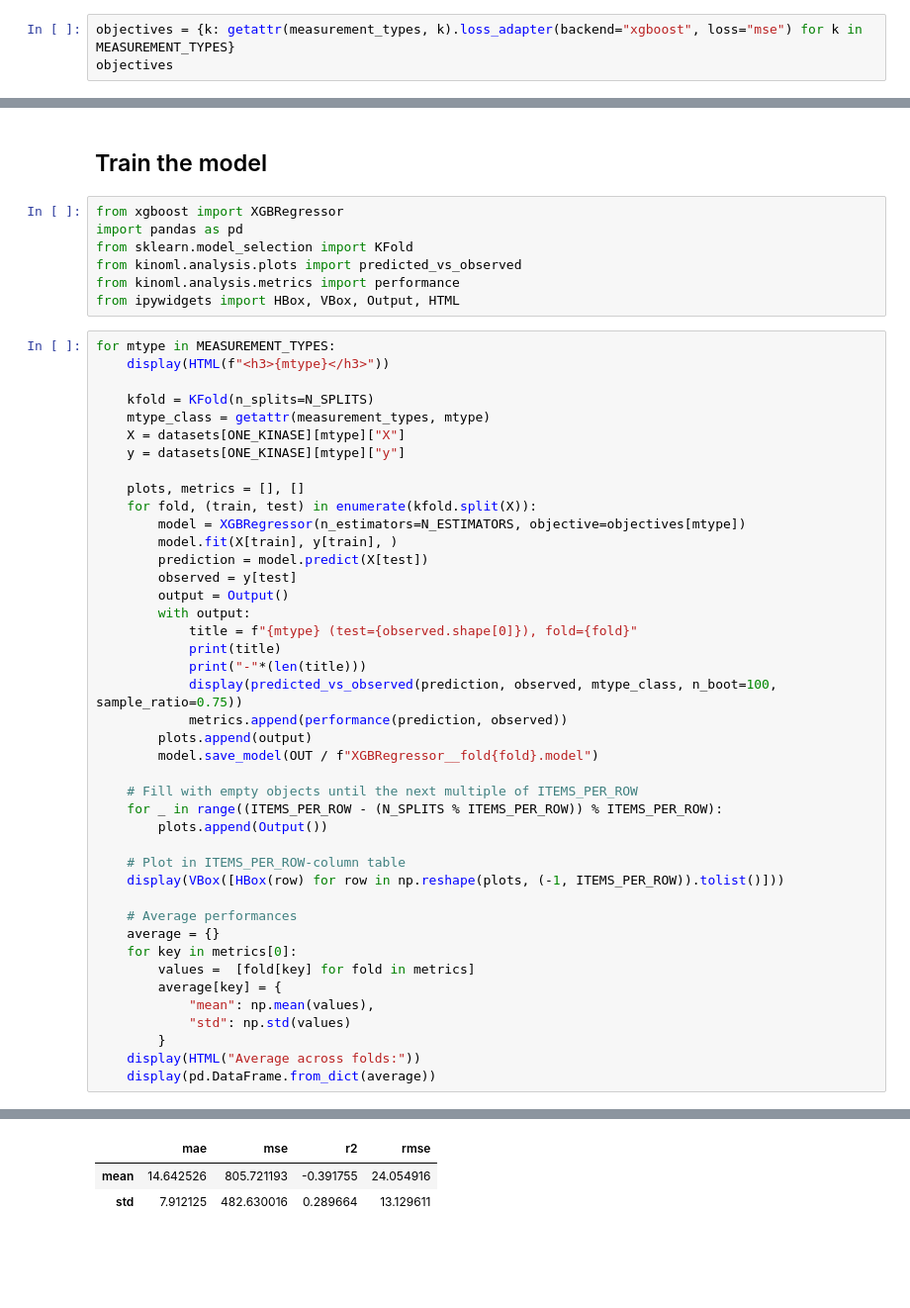
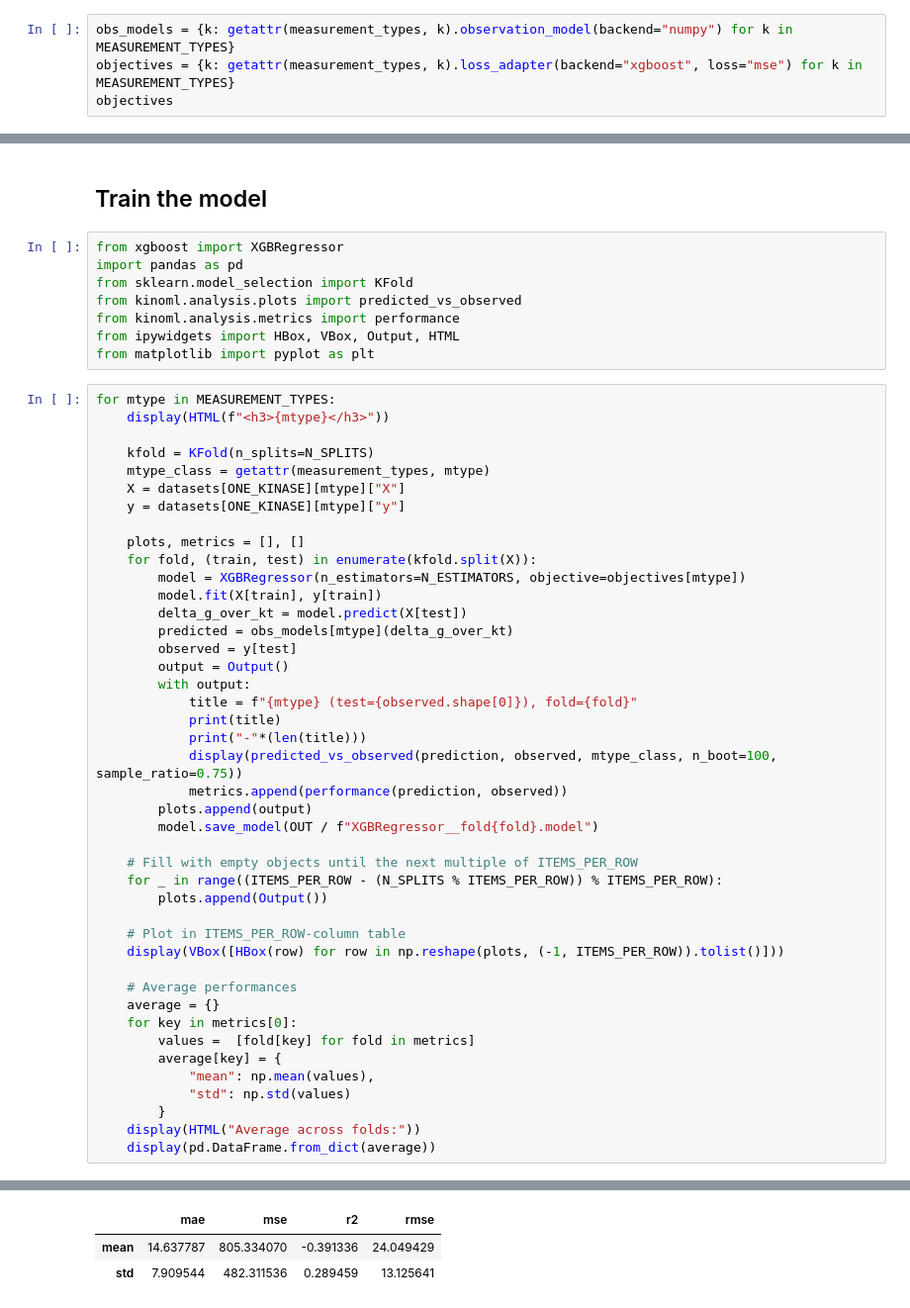
Before and after one commit to openkinome/experiments-binding-affinity, a Jupyter notebook: ligand-based/MorganFingerprint/XGB/train+test.ipynb, the cells around one changed output, grey strips where cells are left out. Shown at 99% size. Saved outputs shown, nothing was run; the diff lists cells and outputs as text; blank space fills up the shorter version.

```diff
--- a/ligand-based/MorganFingerprint/XGB/train+test.ipynb
+++ b/ligand-based/MorganFingerprint/XGB/train+test.ipynb
@@ -53,6 +53,7 @@ for npz in HERE.glob(f"../_output/{DATASET}__*.npz"):
     _, kinase, measurement_type = str(npz.stem).split("__")
     datasets[kinase][measurement_type] = ds = np.load(npz)
 # %%
+obs_models = {k: getattr(measurement_types, k).observation_model(backend="numpy") for k in MEASUREMENT_TYPES}
 objectives = {k: getattr(measurement_types, k).loss_adapter(backend="xgboost", loss="mse") for k in MEASUREMENT_TYPES}
 objectives
 # %% [output]
@@ -68,6 +69,7 @@ from sklearn.model_selection import KFold
 from kinoml.analysis.plots import predicted_vs_observed
 from kinoml.analysis.metrics import performance
 from ipywidgets import HBox, VBox, Output, HTML
+from matplotlib import pyplot as plt
 # %%
 for mtype in MEASUREMENT_TYPES:
     display(HTML(f"<h3>{mtype}</h3>"))
@@ -80,43 +82,44 @@ for mtype in MEASUREMENT_TYPES:
     plots, metrics = [], []
     for fold, (train, test) in enumerate(kfold.split(X)):
         model = XGBRegressor(n_estimators=N_ESTIMATORS, objective=objectives[mtype])
-        model.fit(X[train], y[train], )
-        prediction = model.predict(X[test])
+        model.fit(X[train], y[train])
+        delta_g_over_kt = model.predict(X[test])
+        predicted = obs_models[mtype](delta_g_over_kt)
         observed = y[test]
         output = Output()
         with output:
             title = f"{mtype} (test={observed.shape[0]}), fold={fold}"
             print(title)
             print("-"*(len(title)))
             display(predicted_vs_observed(prediction, observed, mtype_class, n_boot=100, sample_ratio=0.75))
             metrics.append(performance(prediction, observed))
         plots.append(output)
         model.save_model(OUT / f"XGBRegressor__fold{fold}.model")
 
     # Fill with empty objects until the next multiple of ITEMS_PER_ROW
     for _ in range((ITEMS_PER_ROW - (N_SPLITS % ITEMS_PER_ROW)) % ITEMS_PER_ROW):
         plots.append(Output())
 
     # Plot in ITEMS_PER_ROW-column table
     display(VBox([HBox(row) for row in np.reshape(plots, (-1, ITEMS_PER_ROW)).tolist()]))
 
     # Average performances
     average = {}
     for key in metrics[0]:
         values =  [fold[key] for fold in metrics]
         average[key] = {
             "mean": np.mean(values),
             "std": np.std(values)
         }
     display(HTML("Average across folds:"))
     display(pd.DataFrame.from_dict(average))
 # %% [output]
 [interactive output not drawn]
 [interactive output not drawn]
 [interactive output not drawn]
 |  | mae | mse | r2 | rmse |
-| mean | 14.642526 | 805.721193 | -0.391755 | 24.054916 |
-| std | 7.912125 | 482.630016 | 0.289664 | 13.129611 |
+| mean | 14.637787 | 805.334070 | -0.391336 | 24.049429 |
+| std | 7.909544 | 482.311536 | 0.289459 | 13.125641 |
 # %%
 from kinoml.utils import watermark
 watermark()
```
Also changed, not shown: parts of 2 cells of this notebook.
